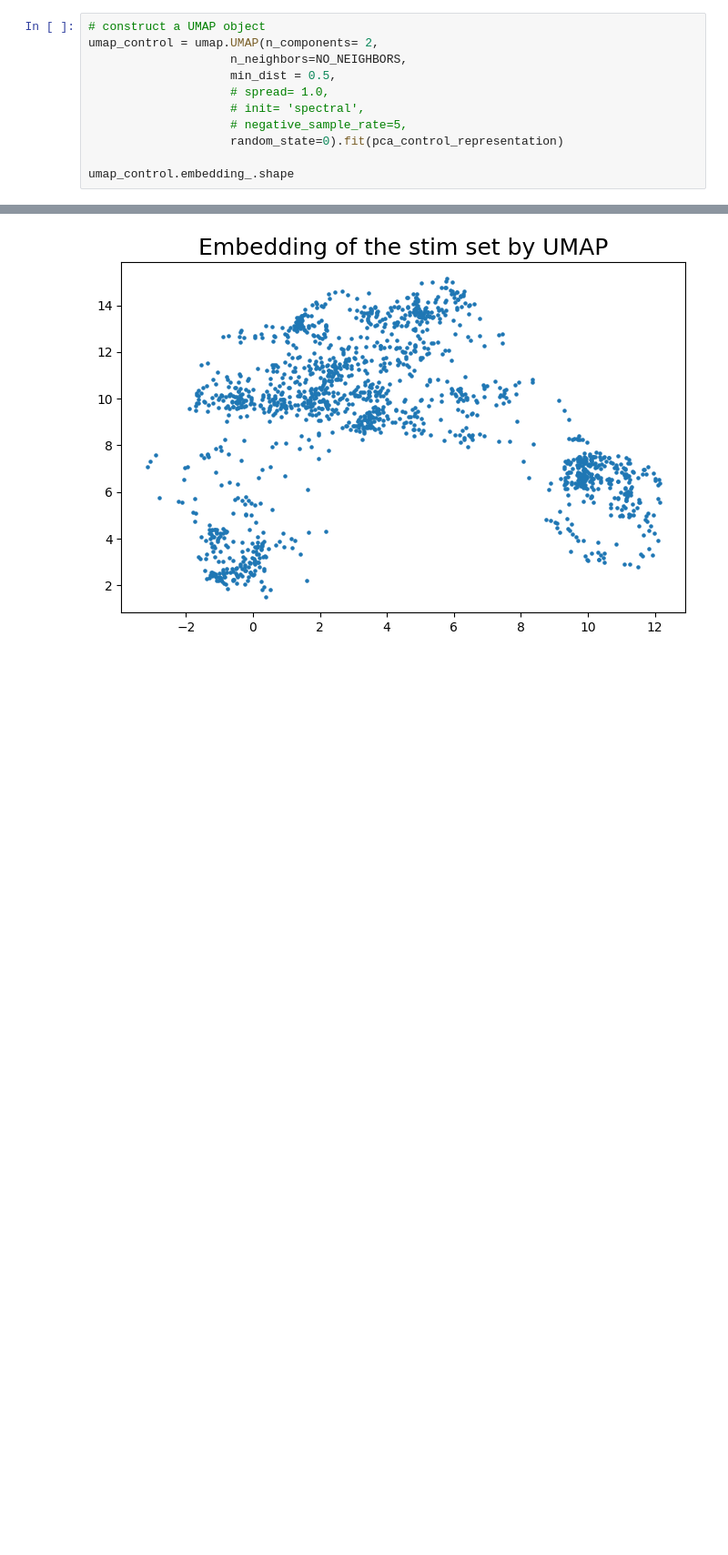
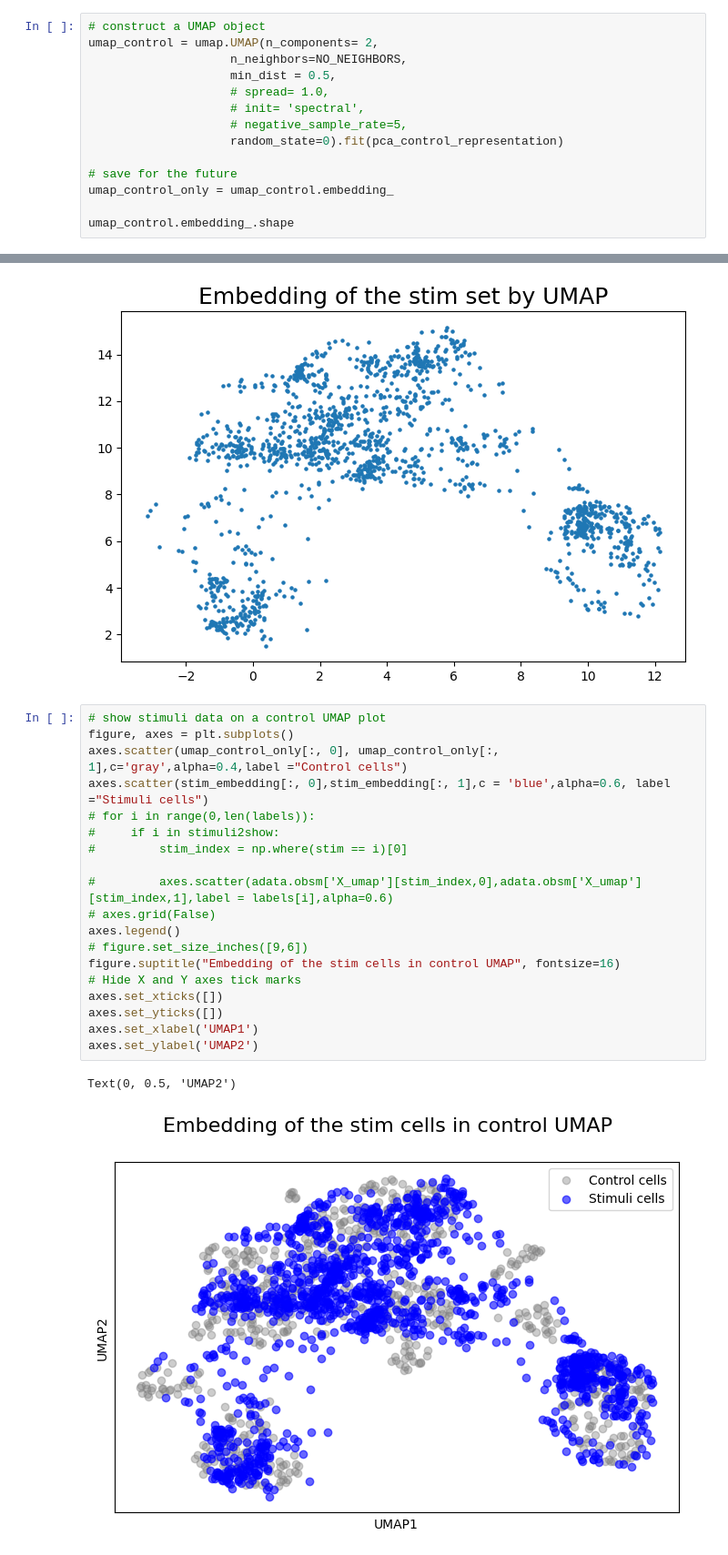
Before and after one commit to ilo21/single_cell_sequencing, a Jupyter notebook: my_new_analysis/embedding_data_in_control_umap.ipynb, the cells around one changed output, grey strips where cells are left out. Shown at 91% size. Cells and saved outputs as stored; diff of their text form; blank space fills up the shorter version.

Commit message:
Shows control and stim cells on a single plot

```diff
--- a/my_new_analysis/embedding_data_in_control_umap.ipynb
+++ b/my_new_analysis/embedding_data_in_control_umap.ipynb
@@ -103,6 +103,9 @@ umap_control = umap.UMAP(n_components= 2,
                     # negative_sample_rate=5,
                     random_state=0).fit(pca_control_representation)
 
+# save for the future
+umap_control_only = umap_control.embedding_
+
 umap_control.embedding_.shape
 # %% [output]
 (606, 2)
@@ -139,3 +144,25 @@ plt.title('Embedding of the stim set by UMAP', fontsize=18)
 # %% [output]
 Text(0.5, 1.0, 'Embedding of the stim set by UMAP')
 [figure]
+# %%
+# show stimuli data on a control UMAP plot
+figure, axes = plt.subplots()
+axes.scatter(umap_control_only[:, 0], umap_control_only[:, 1],c='gray',alpha=0.4,label ="Control cells")
+axes.scatter(stim_embedding[:, 0],stim_embedding[:, 1],c = 'blue',alpha=0.6, label ="Stimuli cells")
+# for i in range(0,len(labels)):
+#     if i in stimuli2show:
+#         stim_index = np.where(stim == i)[0]
+
+#         axes.scatter(adata.obsm['X_umap'][stim_index,0],adata.obsm['X_umap'][stim_index,1],label = labels[i],alpha=0.6)
+# axes.grid(False)
+axes.legend()
+# figure.set_size_inches([9,6])
+figure.suptitle("Embedding of the stim cells in control UMAP", fontsize=16)
+# Hide X and Y axes tick marks
+axes.set_xticks([])
+axes.set_yticks([])
+axes.set_xlabel('UMAP1')
+axes.set_ylabel('UMAP2')
+# %% [output]
+Text(0, 0.5, 'UMAP2')
+[figure, added]
```
Also changed, not shown: parts of 2 cells of this notebook.
